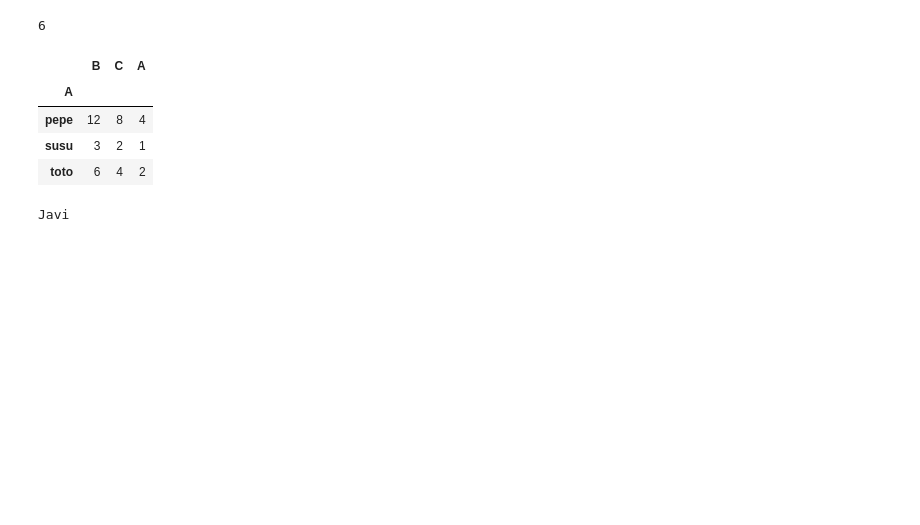
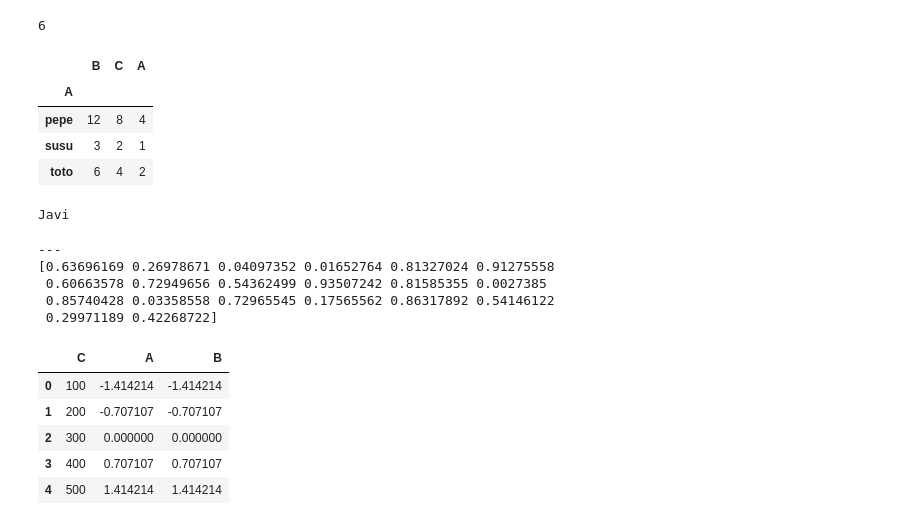
Before and after one commit to javrudsky/machine_learning, a Jupyter notebook: kaggle/housing/Tests.ipynb, the cells around one changed output. Cells and saved outputs as stored; diff of their text form; code cells hidden in the pictures; blank space fills up the shorter version.

```diff
--- a/kaggle/housing/Tests.ipynb
+++ b/kaggle/housing/Tests.ipynb
@@ -247,3 +247,47 @@ if a:
 print(b)
 # %% [output]
 Javi
+# %%
+import numpy as np
+
+rng = np.random.default_rng(0)
+a = np.logspace(1, 6, 6, base=10)
+b=np.logspace(-4, 4, 100)
+#print(a)
+a
+print("---")
+b = rng.uniform(0.0, 1.0, 20)
+print(b)
+# %% [output]
+---
+[0.63696169 0.26978671 0.04097352 0.01652764 0.81327024 0.91275558
+ 0.60663578 0.72949656 0.54362499 0.93507242 0.81585355 0.0027385
+ 0.85740428 0.03358558 0.72965545 0.17565562 0.86317892 0.54146122
+ 0.29971189 0.42268722]
+# %%
+import numpy as np
+from sklearn.preprocessing import StandardScaler
+import pandas as pd
+
+df = pd.DataFrame({
+    "A": [1, 2, 3, 4, 5],
+    "B": [10, 20, 30, 40, 50],
+    "C": [100, 200, 300, 400, 500]
+})
+
+cols = ["A", "B"]
+sc = StandardScaler()
+
+sc.fit(df[cols])
+
+t = sc.transform(df[cols])
+dft = pd.DataFrame(dft, columns=cols)
+n = df.drop(columns=cols).join(dft)#, on=df.index)
+n
+# %% [output]
+|  | C | A | B |
+| 0 | 100 | -1.414214 | -1.414214 |
+| 1 | 200 | -0.707107 | -0.707107 |
+| 2 | 300 | 0.000000 | 0.000000 |
+| 3 | 400 | 0.707107 | 0.707107 |
+| 4 | 500 | 1.414214 | 1.414214 |
```
Also changed, not shown: 2 other files.
